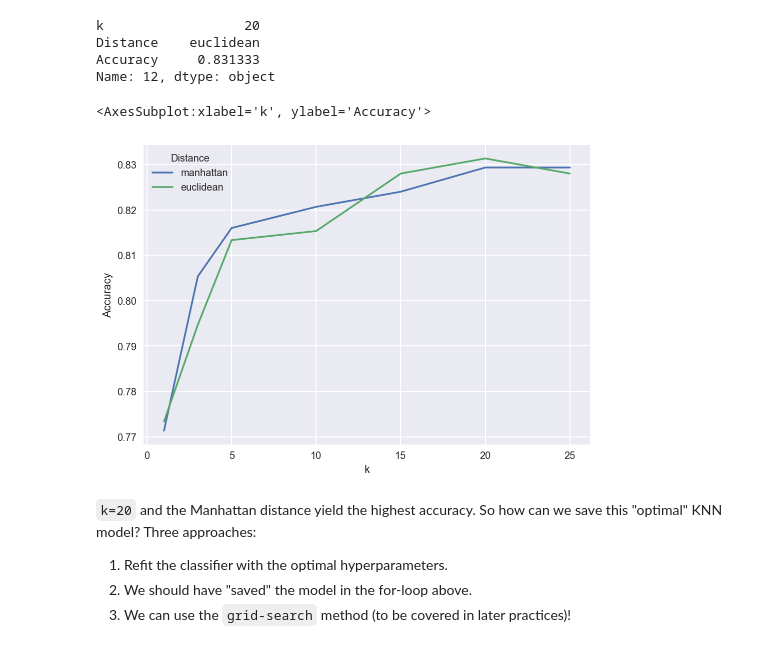
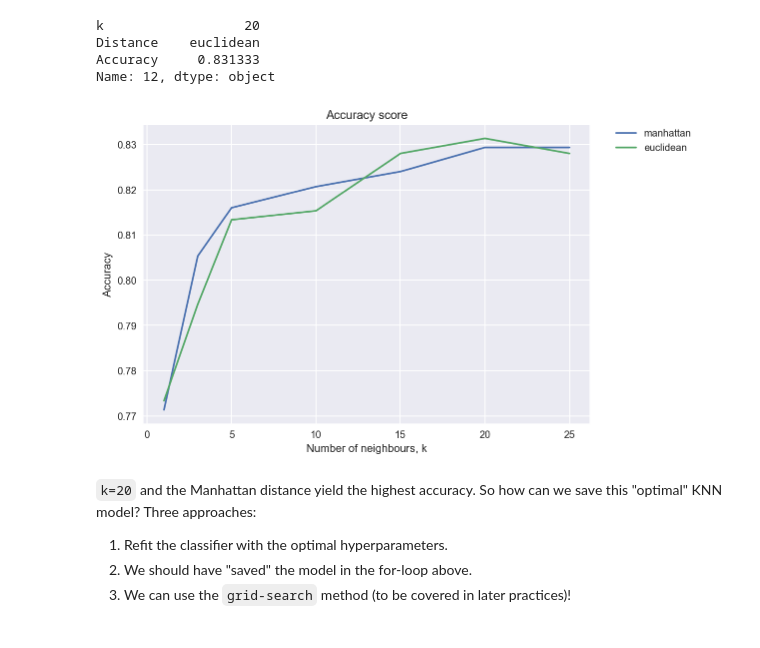
Before and after one commit to akmand/practice_exercises, a Jupyter notebook: Prac_SK0_Solutions.ipynb, the cells around one changed output. Saved outputs shown, nothing was run; the diff lists cells and outputs as text; code cells hidden in the pictures.

```diff
--- a/Prac_SK0_Solutions.ipynb
+++ b/Prac_SK0_Solutions.ipynb
@@ -203,18 +203,20 @@ Name: 12, dtype: object
 # %%
 import matplotlib.pyplot as plt
 %matplotlib inline
 %config InlineBackend.figure_format = 'retina'
 plt.style.use("seaborn")
 
 import seaborn as sns
-sns.lineplot(
+fig = sns.lineplot(
     data=plot_results,
     hue='Distance',
     x="k", y="Accuracy"
 )
+fig.set(title='Accuracy score', xlabel='Number of neighbours, k')
+plt.legend(bbox_to_anchor=(1.05, 1), loc=2, borderaxespad=0.)
+plt.show()
 # %% [output]
-<AxesSubplot:xlabel='k', ylabel='Accuracy'>
-[figure, old version]
+[figure, new version]
 # %% [markdown]
 `k=20` and the Manhattan distance yield the highest accuracy. So how can we save this "optimal" KNN model? Three approaches:
 
```
Also changed, not shown: parts of 2 cells of this notebook.
